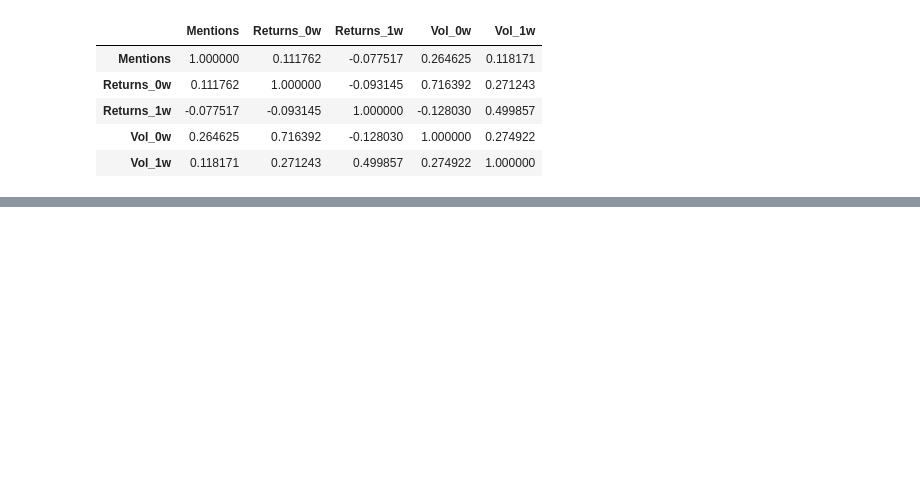
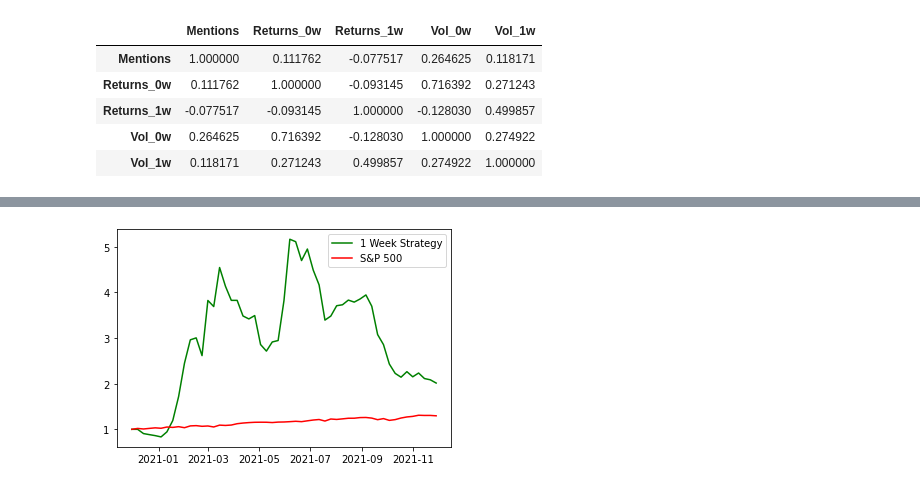
Before and after one commit to lewisgat/socialmediastockanalysis, a Jupyter notebook: Correlation Analysis and Portfolio Calculation.ipynb, the cells around one changed output, grey strips where cells are left out. Saved outputs shown, nothing was run; the diff lists cells and outputs as text; code cells hidden in the pictures; blank space fills up the shorter version.

```diff
--- a/Correlation Analysis and Portfolio Calculation.ipynb
+++ b/Correlation Analysis and Portfolio Calculation.ipynb
@@ -74,3 +74,10 @@ plt.show()
+# %%
+plt.plot(dates, weekly_returns1w_cumulative_return, label = '1 Week Strategy', color = 'green')
+plt.plot(dates, SP500_returns_cumulative_return, label = 'S&P 500', color = 'red')
+plt.legend()
+plt.show()
+# %% [output]
+[figure, added]
 # %%
 df_cumreturns = pd.DataFrame({'Dates': dates,
                               'S&P500 Weekly Return': SP500_returns,
```
Also changed, not shown: parts of 10 cells of this notebook.
